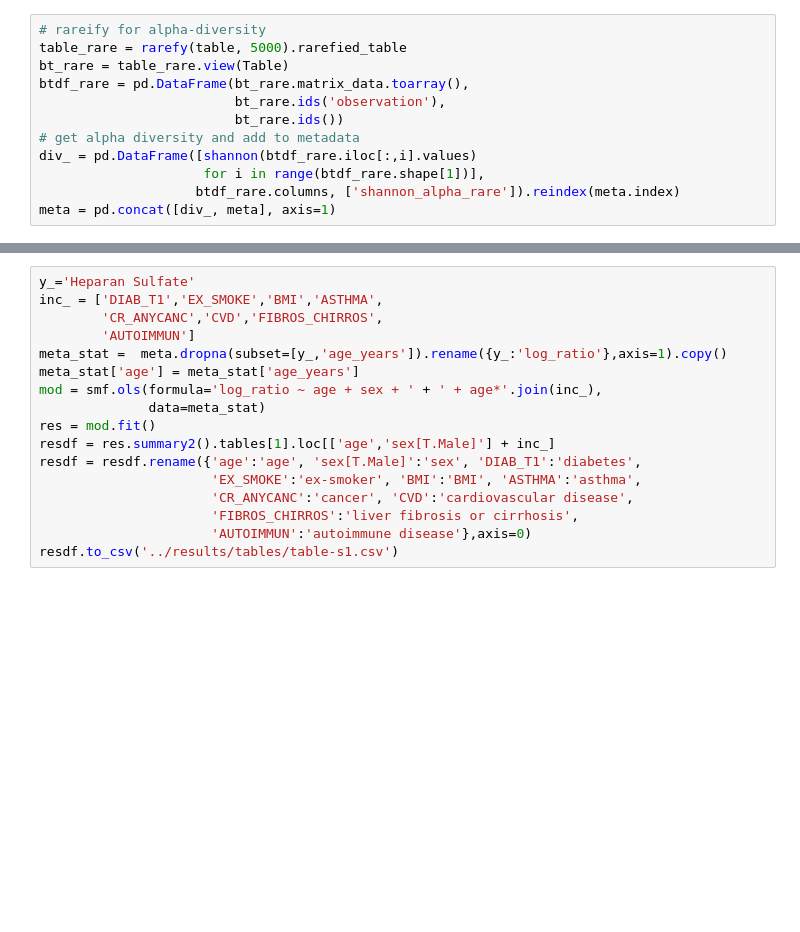
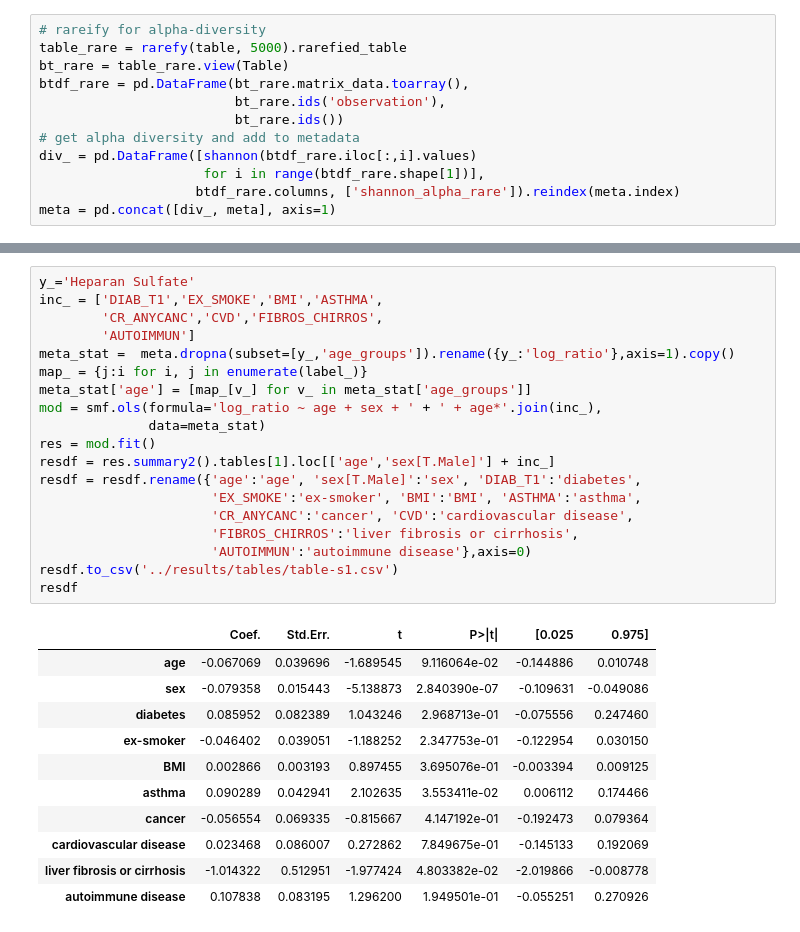
Before and after one commit to cameronmartino/HS-bacteria-COVID19, a Jupyter notebook: code/2.0-FINRISK-2002.ipynb, the cells around one changed output, grey strips where cells are left out. Cells and saved outputs as stored; diff of their text form; blank space fills up the shorter version.

```diff
--- a/code/2.0-FINRISK-2002.ipynb
+++ b/code/2.0-FINRISK-2002.ipynb
@@ -205,17 +213,31 @@ resdf.to_csv('../results/tables/table-s2-finrisk.csv')
 # %%
 y_='Heparan Sulfate'
 inc_ = ['DIAB_T1','EX_SMOKE','BMI','ASTHMA',
         'CR_ANYCANC','CVD','FIBROS_CHIRROS',
         'AUTOIMMUN']
-meta_stat =  meta.dropna(subset=[y_,'age_years']).rename({y_:'log_ratio'},axis=1).copy()
-meta_stat['age'] = meta_stat['age_years']
+meta_stat =  meta.dropna(subset=[y_,'age_groups']).rename({y_:'log_ratio'},axis=1).copy()
+map_ = {j:i for i, j in enumerate(label_)}
+meta_stat['age'] = [map_[v_] for v_ in meta_stat['age_groups']]
 mod = smf.ols(formula='log_ratio ~ age + sex + ' + ' + age*'.join(inc_),
               data=meta_stat)
 res = mod.fit()
 resdf = res.summary2().tables[1].loc[['age','sex[T.Male]'] + inc_]
 resdf = resdf.rename({'age':'age', 'sex[T.Male]':'sex', 'DIAB_T1':'diabetes',
                       'EX_SMOKE':'ex-smoker', 'BMI':'BMI', 'ASTHMA':'asthma',
                       'CR_ANYCANC':'cancer', 'CVD':'cardiovascular disease',
                       'FIBROS_CHIRROS':'liver fibrosis or cirrhosis',
                       'AUTOIMMUN':'autoimmune disease'},axis=0)
 resdf.to_csv('../results/tables/table-s1.csv')
+resdf
+# %% [output]
+|  | Coef. | Std.Err. | t | P>|t| | [0.025 | 0.975] |
+| age | -0.067069 | 0.039696 | -1.689545 | 9.116064e-02 | -0.144886 | 0.010748 |
+| sex | -0.079358 | 0.015443 | -5.138873 | 2.840390e-07 | -0.109631 | -0.049086 |
+| diabetes | 0.085952 | 0.082389 | 1.043246 | 2.968713e-01 | -0.075556 | 0.247460 |
+| ex-smoker | -0.046402 | 0.039051 | -1.188252 | 2.347753e-01 | -0.122954 | 0.030150 |
+| BMI | 0.002866 | 0.003193 | 0.897455 | 3.695076e-01 | -0.003394 | 0.009125 |
+| asthma | 0.090289 | 0.042941 | 2.102635 | 3.553411e-02 | 0.006112 | 0.174466 |
+| cancer | -0.056554 | 0.069335 | -0.815667 | 4.147192e-01 | -0.192473 | 0.079364 |
+| cardiovascular disease | 0.023468 | 0.086007 | 0.272862 | 7.849675e-01 | -0.145133 | 0.192069 |
+| liver fibrosis or cirrhosis | -1.014322 | 0.512951 | -1.977424 | 4.803382e-02 | -2.019866 | -0.008778 |
+| autoimmune disease | 0.107838 | 0.083195 | 1.296200 | 1.949501e-01 | -0.055251 | 0.270926 |
```
Also changed, not shown: parts of 2 cells of this notebook, 8 other files.
